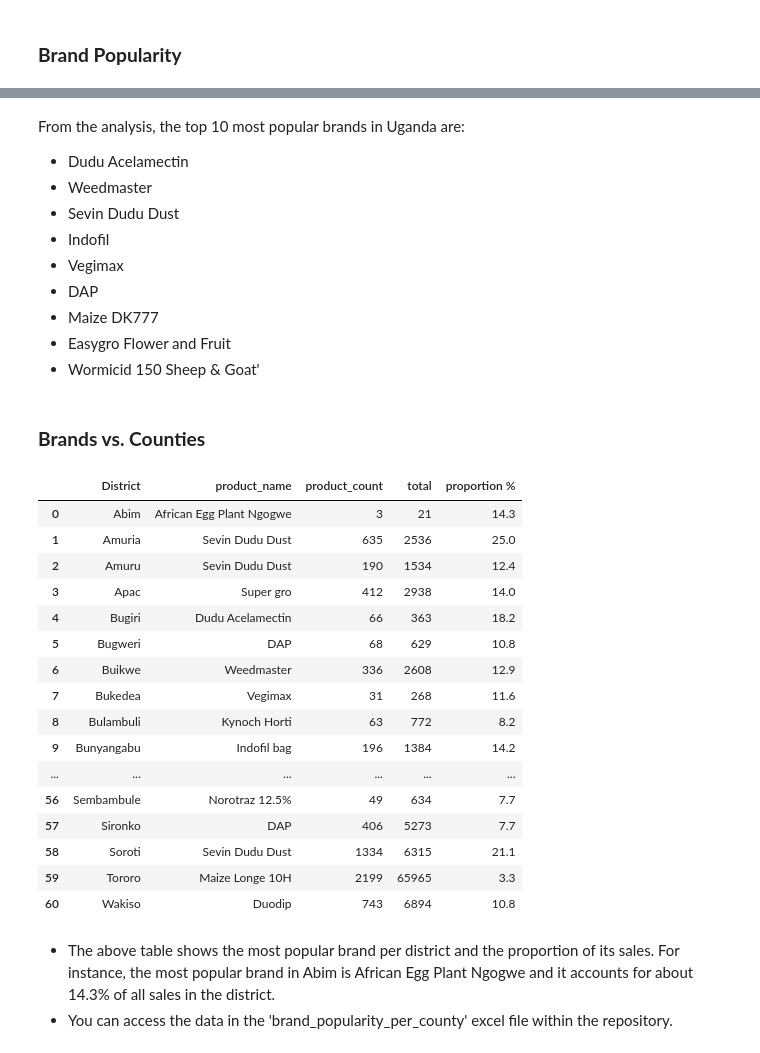
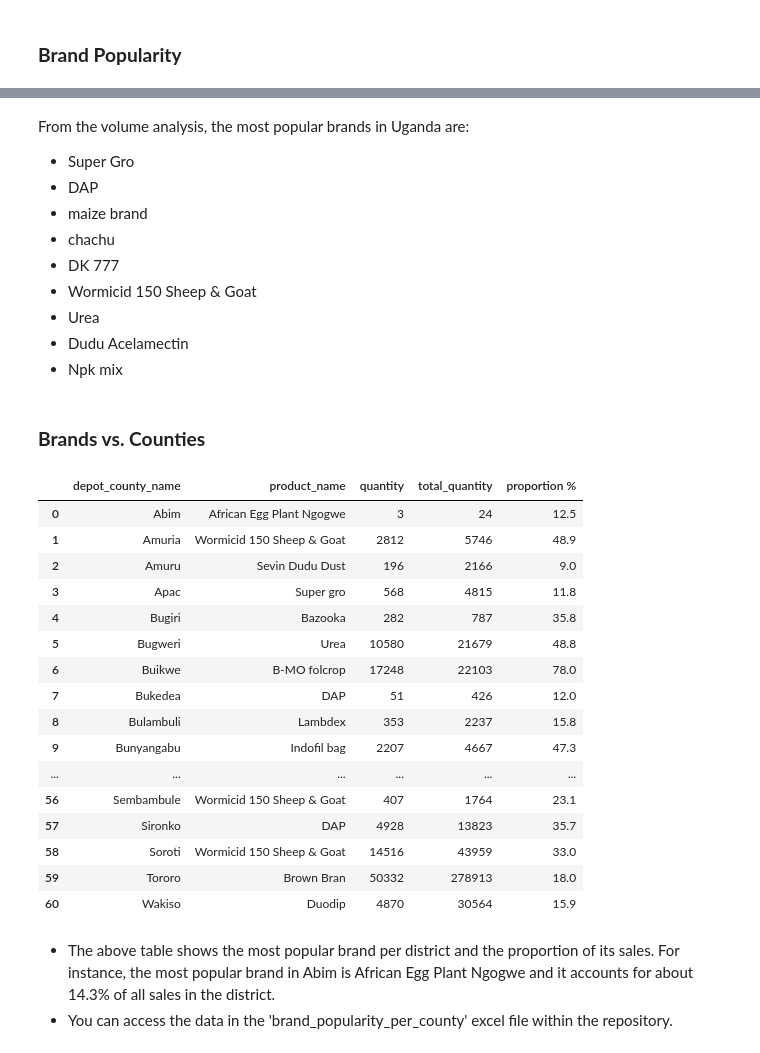
Before and after one commit to natbernard/Sale-Transactions-Analysis, a Jupyter notebook: uganda_transaction_analysis.ipynb, the cells around one changed output, grey strips where cells are left out. Cells and saved outputs as stored; diff of their text form; code cells hidden in the pictures.

```diff
--- a/uganda_transaction_analysis.ipynb
+++ b/uganda_transaction_analysis.ipynb
@@ -92,57 +63,58 @@ NameError: name 'new_df' is not defined
 # %% [markdown]
-From the analysis, the top 10 most popular brands in Uganda are:
+From the volume analysis, the most popular brands in Uganda are:
+- Super Gro
+- DAP
+- maize brand
+- chachu
+- DK 777
+- Wormicid 150 Sheep & Goat
+- Urea
 - Dudu Acelamectin
-- Weedmaster
-- Sevin Dudu Dust
-- Indofil
-- Vegimax
-- DAP
-- Maize DK777
-- Easygro Flower and Fruit
-- Wormicid 150 Sheep & Goat'
+- Npk mix
 # %% [markdown]
 ### **Brands vs. Counties**
 # %%
-# products vs. counties
-_=df.groupby('depot_county_name')['product_name'].value_counts()
-most_common_prod = _.groupby('depot_county_name').head(1)
-common_df = pd.DataFrame(most_common_prod)
-common_df.rename(columns = {'product_name': 'product_count'}, inplace=True)
-common_df.reset_index(inplace=True)
-new = pd.DataFrame(df['depot_county_name'].value_counts()).reset_index().sort_values(by = 'index', ascending = True)
-new.rename(columns = {'index': 'depot_county_name', 'depot_county_name': 'total'}, inplace=True)
-most_common_prod_df = pd.merge(common_df, new, on='depot_county_name')
-most_common_prod_df['proportion %'] = round((most_common_prod_df['product_count'] / most_common_prod_df['total']) * 100, 1)
-most_common_prod_df.rename(columns = {'depot_county_name': 'District'}, inplace=True)
+# product volume vs. counties
+grouped = df.groupby(['depot_county_name', 'product_name']).agg({'quantity': 'sum'})
+group_sum = df.groupby('depot_county_name').agg({'quantity': 'sum'})
+group_sum.rename(columns = {'quantity': 'total_quantity'}, inplace = True)
+group_sum.reset_index(inplace = True)
+
+idx = grouped.groupby('depot_county_name')['quantity'].idxmax()
+result = grouped.loc[idx, :].reset_index()
+
+result = result[['depot_county_name', 'product_name', 'quantity']]
+result = pd.merge(result, group_sum, on='depot_county_name')
+result['proportion %'] = round((result['quantity'] / result['total_quantity']) * 100, 1)
 
 # saving the data to an excel file
 writer = pd.ExcelWriter('brand_popularity_per_county.xlsx', engine='xlsxwriter')
-most_common_prod_df.to_excel(writer, index=False)
+result.to_excel(writer, index=False)
 writer.save()
 
 # view
 brand_df = pd.read_excel('brand_popularity_per_county.xlsx')
 pd.set_option('display.max_columns', None)
 pd.set_option('display.max_rows', None)
 display(brand_df)
 # %% [output]
-|  | District | product_name | product_count | total | proportion % |
-| 0 | Abim | African Egg Plant Ngogwe | 3 | 21 | 14.3 |
-| 1 | Amuria | Sevin Dudu Dust | 635 | 2536 | 25.0 |
-| 2 | Amuru | Sevin Dudu Dust | 190 | 1534 | 12.4 |
-| 3 | Apac | Super gro | 412 | 2938 | 14.0 |
-| 4 | Bugiri | Dudu Acelamectin | 66 | 363 | 18.2 |
-| 5 | Bugweri | DAP | 68 | 629 | 10.8 |
-| 6 | Buikwe | Weedmaster | 336 | 2608 | 12.9 |
-| 7 | Bukedea | Vegimax | 31 | 268 | 11.6 |
-| 8 | Bulambuli | Kynoch Horti | 63 | 772 | 8.2 |
-| 9 | Bunyangabu | Indofil bag | 196 | 1384 | 14.2 |
+|  | depot_county_name | product_name | quantity | total_quantity | proportion % |
+| 0 | Abim | African Egg Plant Ngogwe | 3 | 24 | 12.5 |
+| 1 | Amuria | Wormicid 150 Sheep & Goat | 2812 | 5746 | 48.9 |
+| 2 | Amuru | Sevin Dudu Dust | 196 | 2166 | 9.0 |
+| 3 | Apac | Super gro | 568 | 4815 | 11.8 |
+| 4 | Bugiri | Bazooka | 282 | 787 | 35.8 |
+| 5 | Bugweri | Urea | 10580 | 21679 | 48.8 |
+| 6 | Buikwe | B-MO folcrop | 17248 | 22103 | 78.0 |
+| 7 | Bukedea | DAP | 51 | 426 | 12.0 |
+| 8 | Bulambuli | Lambdex | 353 | 2237 | 15.8 |
+| 9 | Bunyangabu | Indofil bag | 2207 | 4667 | 47.3 |
 | ... | ... | ... | ... | ... | ... |
-| 56 | Sembambule | Norotraz 12.5% | 49 | 634 | 7.7 |
-| 57 | Sironko | DAP | 406 | 5273 | 7.7 |
-| 58 | Soroti | Sevin Dudu Dust | 1334 | 6315 | 21.1 |
-| 59 | Tororo | Maize Longe 10H | 2199 | 65965 | 3.3 |
-| 60 | Wakiso | Duodip | 743 | 6894 | 10.8 |
+| 56 | Sembambule | Wormicid 150 Sheep & Goat | 407 | 1764 | 23.1 |
+| 57 | Sironko | DAP | 4928 | 13823 | 35.7 |
+| 58 | Soroti | Wormicid 150 Sheep & Goat | 14516 | 43959 | 33.0 |
+| 59 | Tororo | Brown Bran | 50332 | 278913 | 18.0 |
+| 60 | Wakiso | Duodip | 4870 | 30564 | 15.9 |
 # %% [markdown]
 - The above table shows the most popular brand per district and the proportion of its sales. For instance, the most popular brand in Abim is African Egg Plant Ngogwe and it accounts for about 14.3% of all sales in the district.
 - You can access the data in the 'brand_popularity_per_county' excel file within the repository.
```
Also changed, not shown: parts of 8 cells of this notebook, 1 other file.
